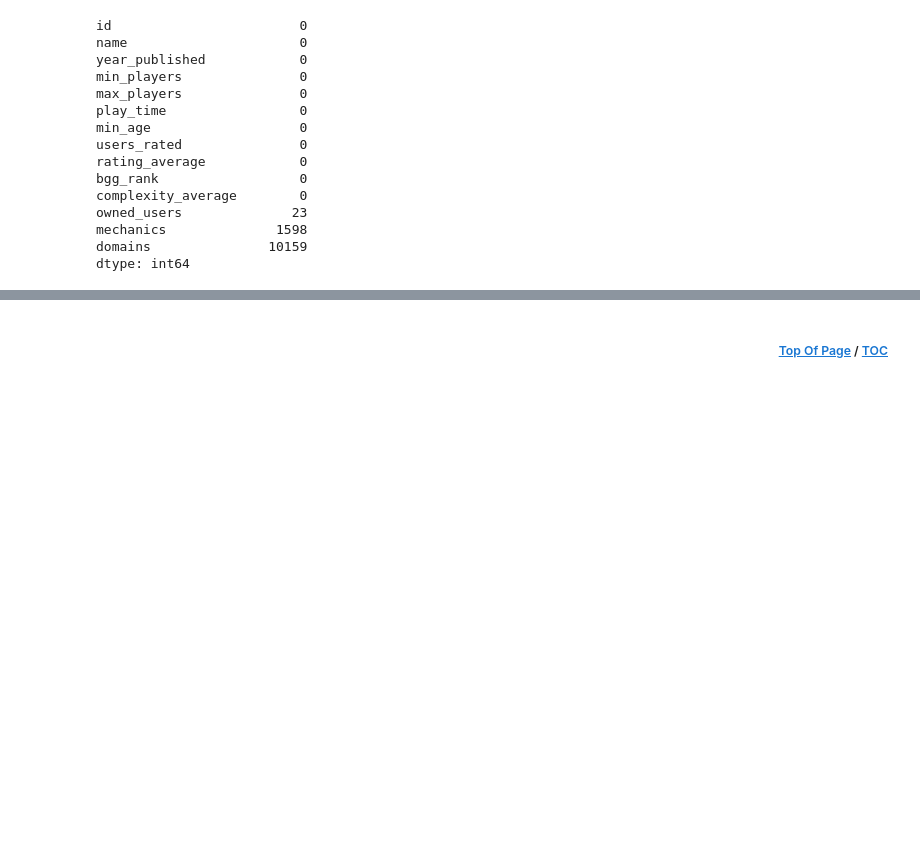
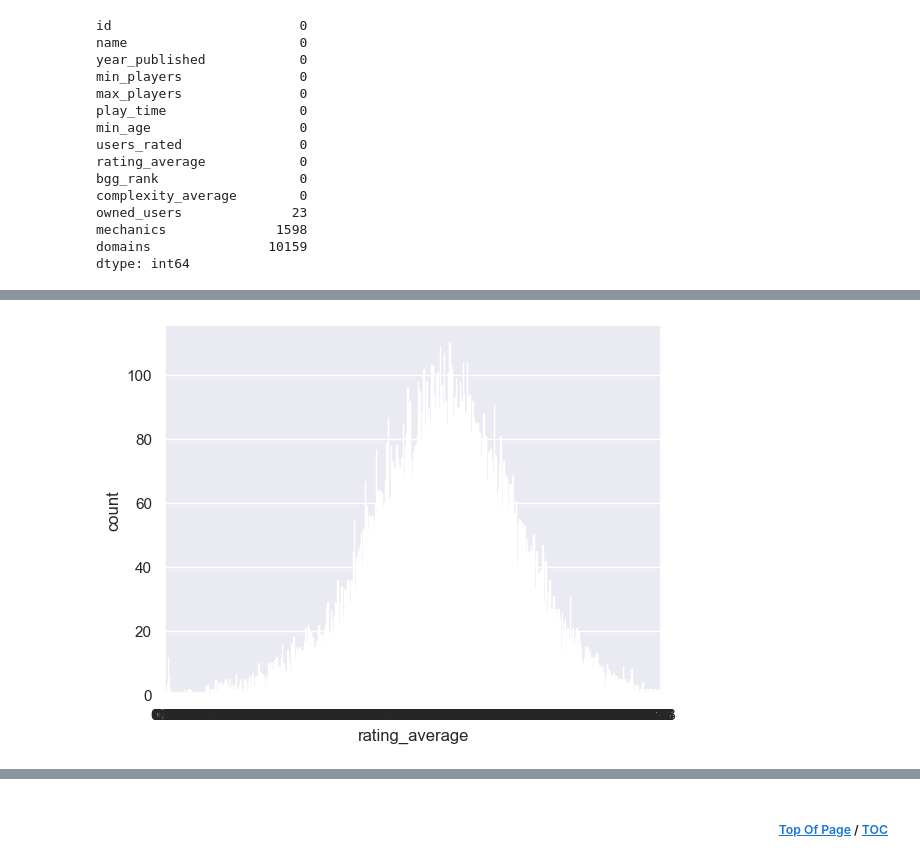
Before and after one commit to jdormaar/Boardgame_Preferences_Predictive_Analysis, a Jupyter notebook: Competitions/board_game_JD/workbook/notebook.ipynb, the cells around one changed output, grey strips where cells are left out. Drawn from its saved outputs; the diff is of its cells as text; code cells hidden in the pictures; blank space fills up the shorter version.

```diff
--- a/Competitions/board_game_JD/workbook/notebook.ipynb
+++ b/Competitions/board_game_JD/workbook/notebook.ipynb
@@ -684,0 +714,6 @@ dtype: int64
+# %%
+df.rating_average.value_counts()
+sns.countplot(x="rating_average", data=df, palette="magma")
+plt.show()
+# %% [output]
+[figure, added]
```
Also changed, not shown: parts of 14 cells of this notebook.
